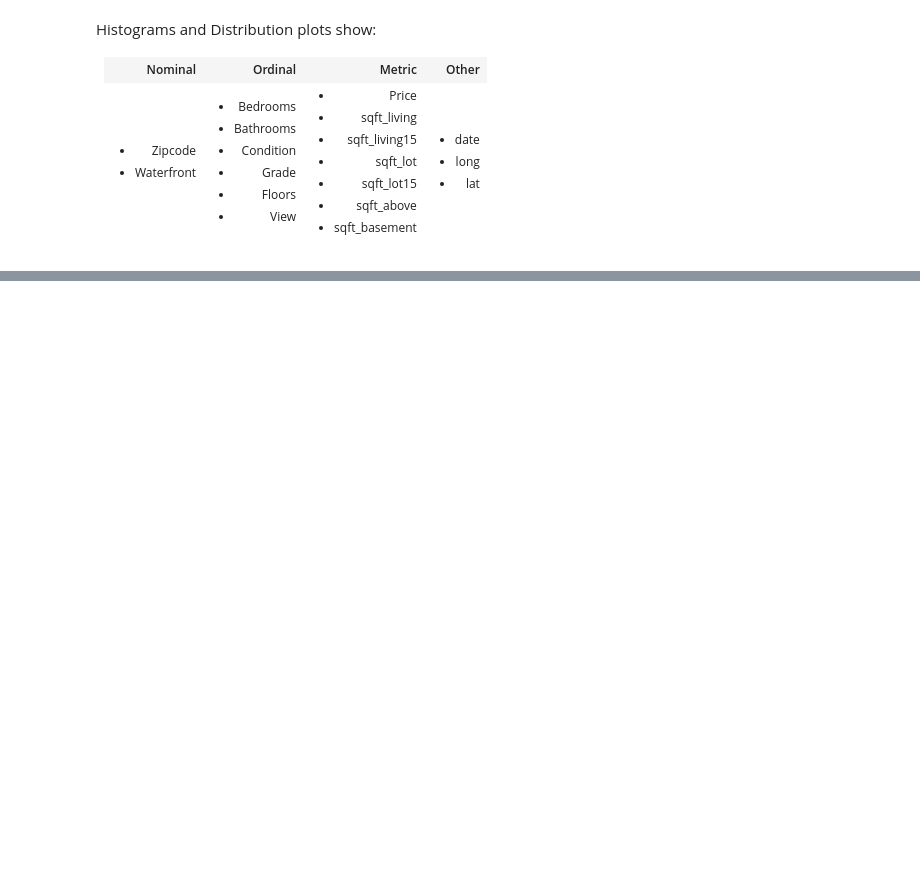
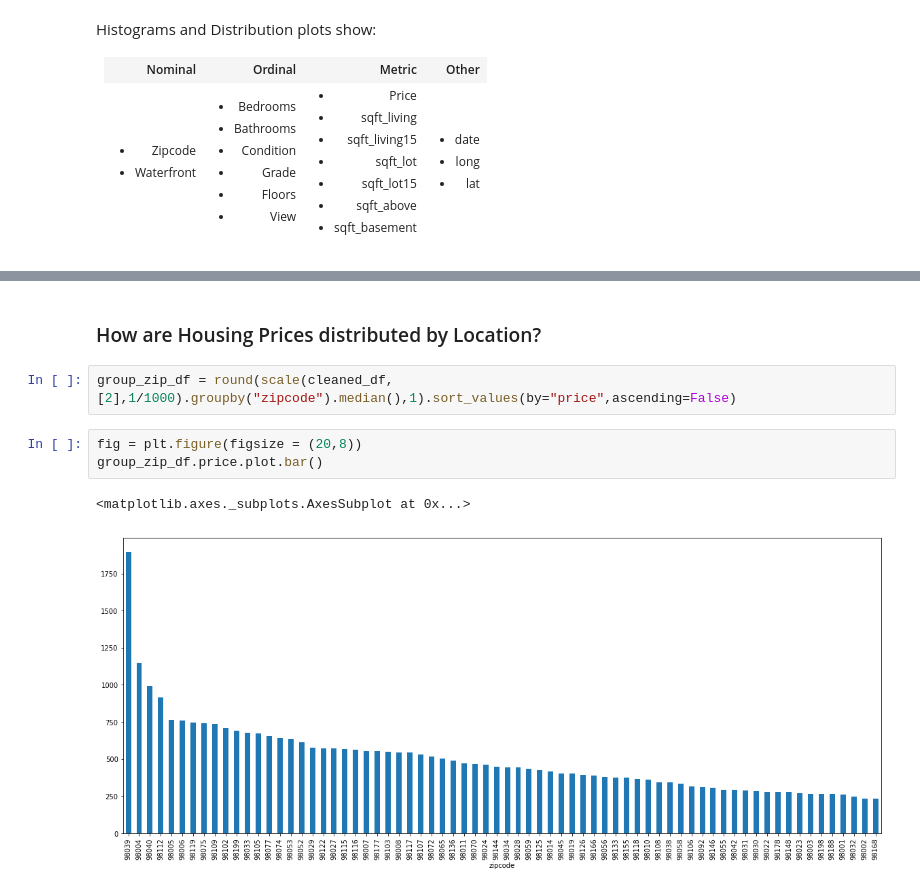
Before and after one commit to Pietrassyk/dsc-v2-mod1-final-project-nyc-ds-career-042219, a Jupyter notebook: student.ipynb, the cells around one changed output, grey strips where cells are left out. Cells and saved outputs as stored; diff of their text form; blank space fills up the shorter version.

```diff
--- a/student.ipynb
+++ b/student.ipynb
@@ -224,0 +283,10 @@ temp_house = df.loc[df["sqft_lot"]>3000]
+# %% [markdown]
+### How are Housing Prices distributed by Location?
+# %%
+group_zip_df = round(scale(cleaned_df,[2],1/1000).groupby("zipcode").median(),1).sort_values(by="price",ascending=False)
+# %%
+fig = plt.figure(figsize = (20,8))
+group_zip_df.price.plot.bar()
+# %% [output]
+<matplotlib.axes._subplots.AxesSubplot at 0x...>
+[figure, added]
```
Also changed, not shown: parts of 21 cells of this notebook, 1 other file.
